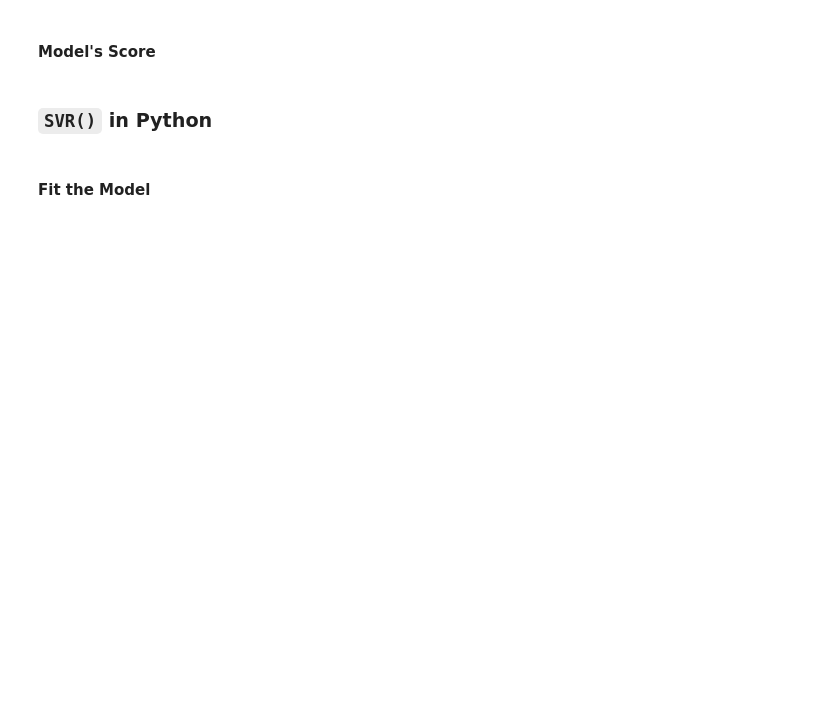
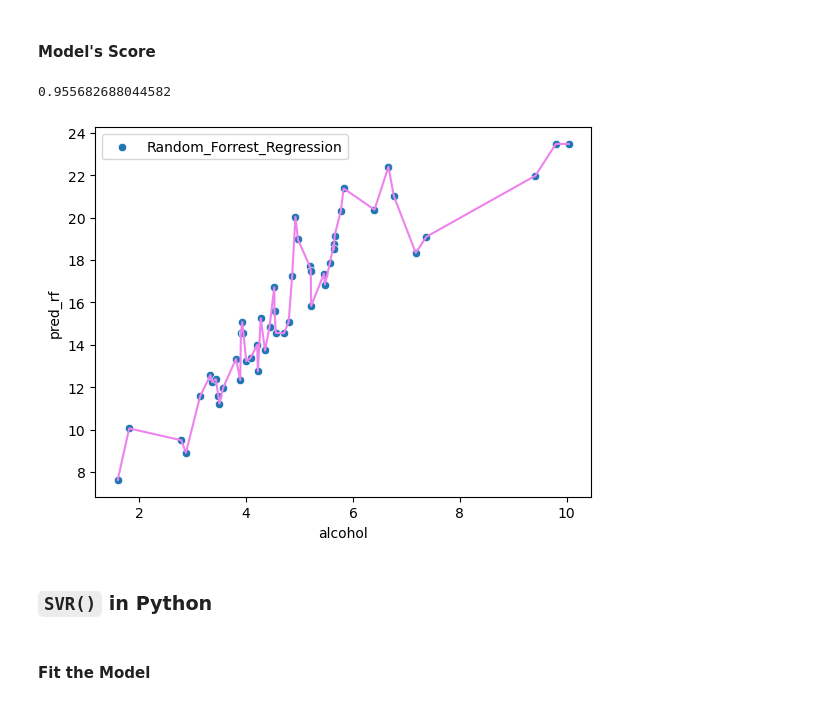
Before and after one commit to Ijanu-David-Agumdia/resolving-machine-learning-python, a Jupyter notebook: 01_The Linear Regression & Supervised Regression Models/01B_ml-linear-regression_session_blank.ipynb, the cells around one changed output. Saved outputs shown, nothing was run; the diff lists cells and outputs as text; code cells hidden in the pictures; blank space fills up the shorter version.

```diff
--- a/01_The Linear Regression & Supervised Regression Models/01B_ml-linear-regression_session_blank.ipynb
+++ b/01_The Linear Regression & Supervised Regression Models/01B_ml-linear-regression_session_blank.ipynb
@@ -371,2 +397,6 @@ ImportError: cannot import name 'Rando' from 'sklearn.ensemble' (C:\Anaconda\lib
 # %% [markdown]
 #### Fit the Model
+# %%
+model_rf = RandomForestRegressor()
+# %%
+model_rf.fit(X=features, y=target)
@@ -374,0 +418,3 @@ ImportError: cannot import name 'Rando' from 'sklearn.ensemble' (C:\Anaconda\lib
+# %%
+df_crashes['pred_rf'] = model_rf.predict(X=features)
+df_crashes
@@ -375,4 +440,13 @@ ImportError: cannot import name 'Rando' from 'sklearn.ensemble' (C:\Anaconda\lib
 # %% [markdown]
 #### Model's Score
+# %%
+model_rf.score(X=features, y=target)
+# %% [output]
+0.955682688044582
+# %%
+sns.scatterplot(x='alcohol', y='pred_rf', data=df_crashes, label='Random_Forrest_Regression');
+sns.lineplot(x='alcohol', y='pred_rf', data=df_crashes, color='violet');
+# %% [output]
+[figure, added]
 # %% [markdown]
 ### `SVR()` in Python
```
Also changed, not shown: parts of 22 cells of this notebook.
